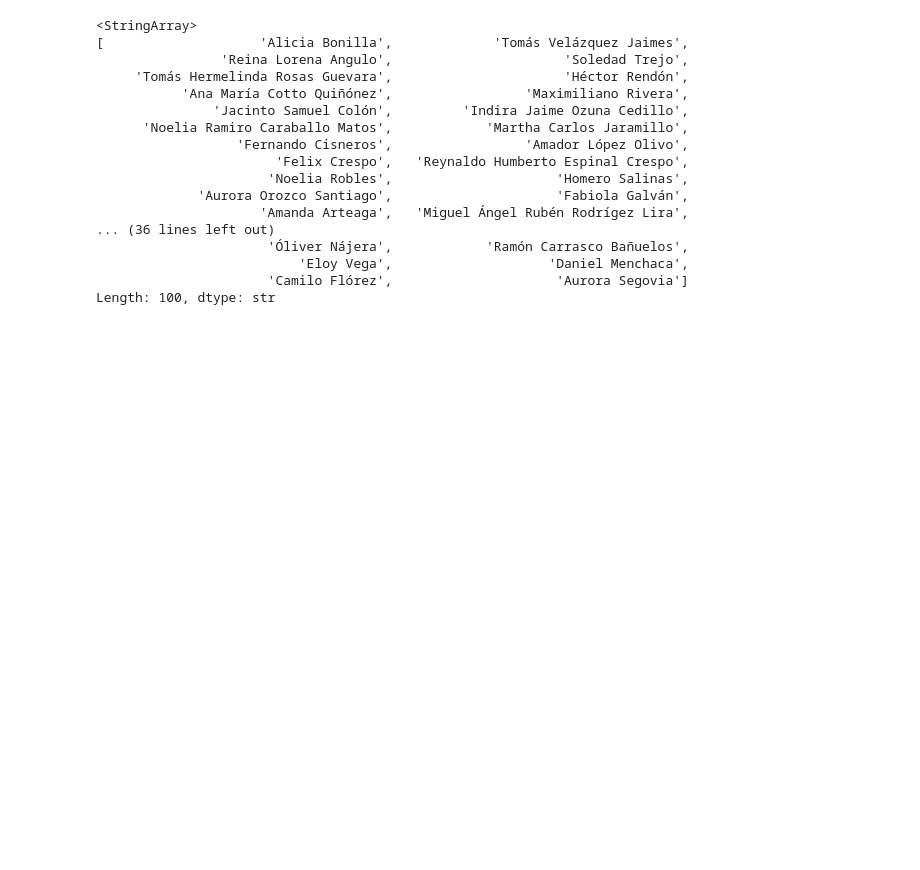
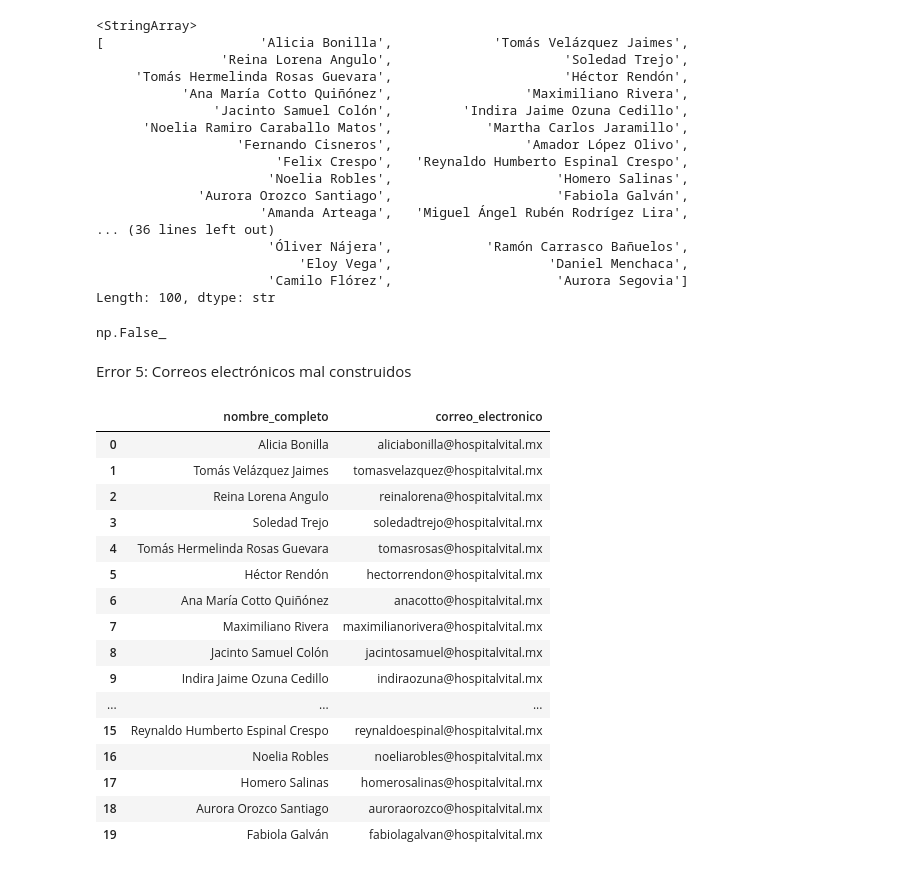
Before and after one commit to JonathanAlbertoBarrera/LimpiezaDatosPandas, a Jupyter notebook: 2-PracticaAseguramientoCalidadDatos/2_PracticaDatosNotebook.ipynb, the cells around one changed output. Drawn from its saved outputs; the diff is of its cells as text; code cells hidden in the pictures; blank space fills up the shorter version.

Commit message:
[ADD] correos correctamente

```diff
--- a/2-PracticaAseguramientoCalidadDatos/2_PracticaDatosNotebook.ipynb
+++ b/2-PracticaAseguramientoCalidadDatos/2_PracticaDatosNotebook.ipynb
@@ -185,3 +187,53 @@ medicos["nombre_completo"].unique()
                           'Eloy Vega',                    'Daniel Menchaca',
                       'Camilo Flórez',                     'Aurora Segovia']
 Length: 100, dtype: str
+# %%
+medicos["nombre_completo"].duplicated().any() # confirme que no hay nombres duplicados
+# %% [output]
+np.False_
+# %% [markdown]
+Error 5: Correos electrónicos mal construidos
+# %%
+import unicodedata
+
+def quitar_acentos(texto):
+    return ''.join(
+        c for c in unicodedata.normalize('NFD', texto)
+        if unicodedata.category(c) != 'Mn'
+    )
+
+def reconstruir_correo(nombre):
+    partes = nombre.split()
+    primer_nombre = quitar_acentos(partes[0].lower())
+
+    if len(partes) == 2:
+        primer_apellido = quitar_acentos(partes[1].lower())
+    elif len(partes) == 3:
+        primer_apellido = quitar_acentos(partes[1].lower())
+    elif len(partes) >= 4:
+        primer_apellido = quitar_acentos(partes[2].lower())
+
+    return f"{primer_nombre}{primer_apellido}@hospitalvital.mx"
+
+medicos['correo_electronico'] = medicos['nombre_completo'].apply(reconstruir_correo)
+
+# verificar que no queden acentos
+medicos[['nombre_completo', 'correo_electronico']].head(20)
+# %% [output]
+|  | nombre_completo | correo_electronico |
+| 0 | Alicia Bonilla | aliciabonilla@hospitalvital.mx |
+| 1 | Tomás Velázquez Jaimes | tomasvelazquez@hospitalvital.mx |
+| 2 | Reina Lorena Angulo | reinalorena@hospitalvital.mx |
+| 3 | Soledad Trejo | soledadtrejo@hospitalvital.mx |
+| 4 | Tomás Hermelinda Rosas Guevara | tomasrosas@hospitalvital.mx |
+| 5 | Héctor Rendón | hectorrendon@hospitalvital.mx |
+| 6 | Ana María Cotto Quiñónez | anacotto@hospitalvital.mx |
+| 7 | Maximiliano Rivera | maximilianorivera@hospitalvital.mx |
+| 8 | Jacinto Samuel Colón | jacintosamuel@hospitalvital.mx |
+| 9 | Indira Jaime Ozuna Cedillo | indiraozuna@hospitalvital.mx |
+| ... | ... | ... |
+| 15 | Reynaldo Humberto Espinal Crespo | reynaldoespinal@hospitalvital.mx |
+| 16 | Noelia Robles | noeliarobles@hospitalvital.mx |
+| 17 | Homero Salinas | homerosalinas@hospitalvital.mx |
+| 18 | Aurora Orozco Santiago | auroraorozco@hospitalvital.mx |
+| 19 | Fabiola Galván | fabiolagalvan@hospitalvital.mx |
```
Also changed, not shown: parts of 1 cell of this notebook.
